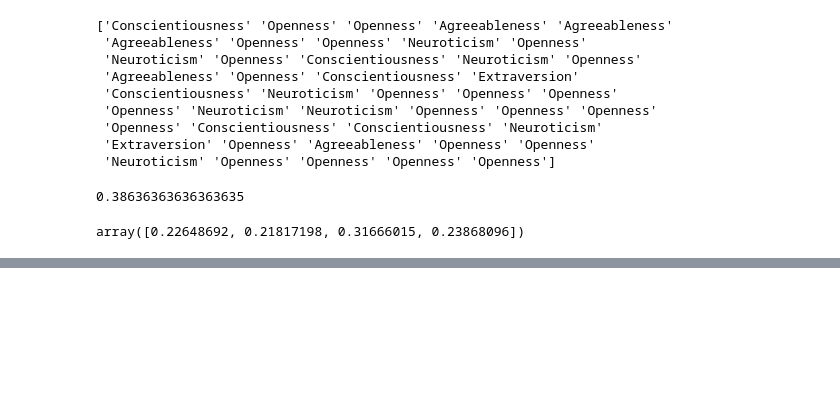
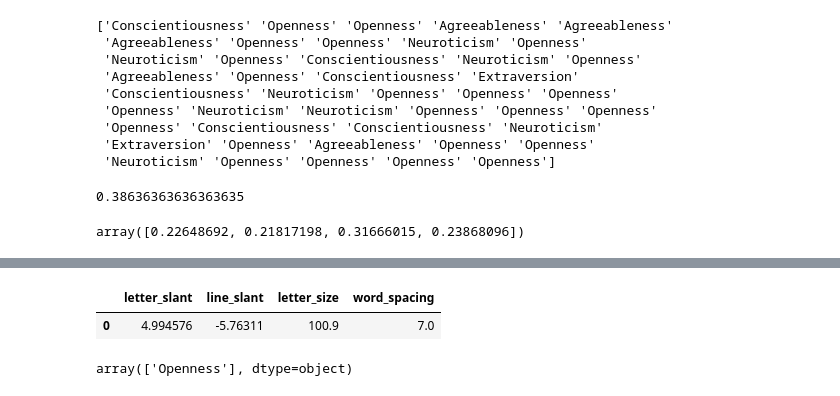
Before and after one commit to subhadip6869/Personality_Prediction, a Jupyter notebook: personality_randomforest.ipynb, the cells around one changed output, grey strips where cells are left out. Saved outputs shown, nothing was run; the diff lists cells and outputs as text; code cells hidden in the pictures; blank space fills up the shorter version.

```diff
--- a/personality_randomforest.ipynb
+++ b/personality_randomforest.ipynb
@@ -136,0 +167,17 @@ array([0.22648692, 0.21817198, 0.31666015, 0.23868096])
+# %%
+mydataset = {
+    'letter_slant': [get_letter_slant(image_path=image_path)[1]],
+    'line_slant': [get_line_slant(image_path=image_path)[2]],
+    'letter_size': [get_letter_size(image_path=image_path)[0]],
+    'word_spacing': [gap_between_words(image_path=image_path)[2]],
+}
+my_df = pd.DataFrame(mydataset)
+my_df
+# %% [output]
+|  | letter_slant | line_slant | letter_size | word_spacing |
+| 0 | 4.994576 | -5.76311 | 100.9 | 7.0 |
+# %%
+my_pred = rf.predict(my_df)
+my_pred
+# %% [output]
+array(['Openness'], dtype=object)
```
Also changed, not shown: parts of 6 cells of this notebook, 5 other files.
